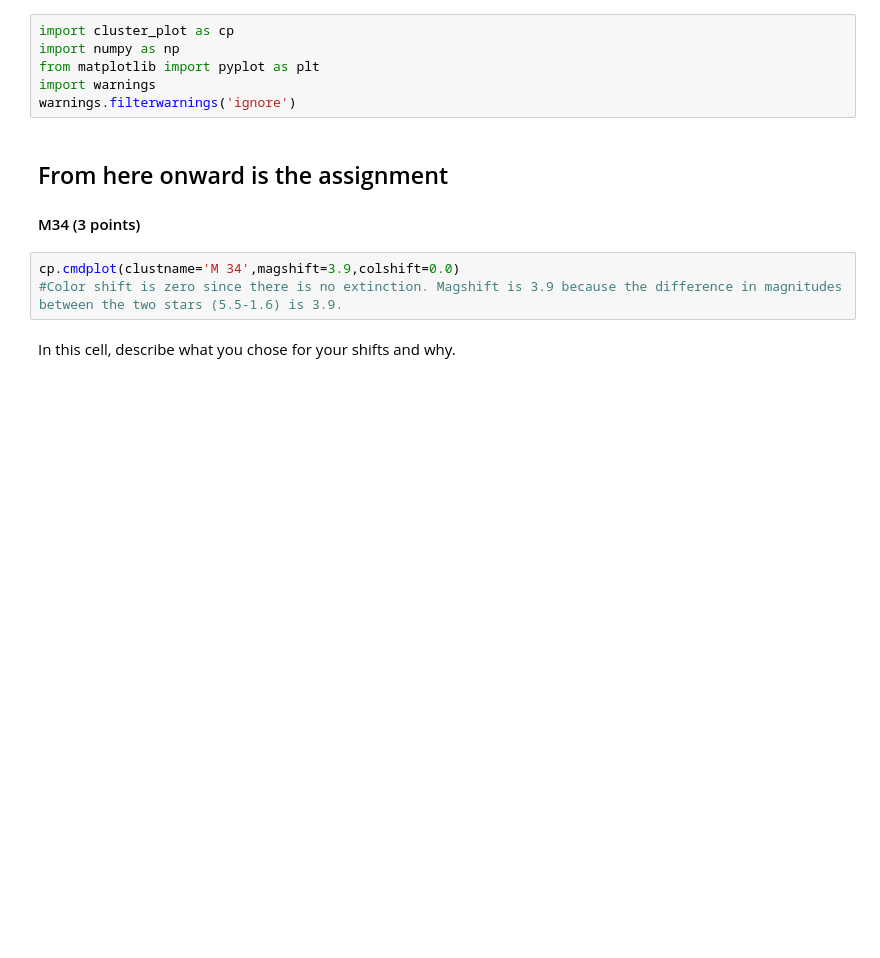
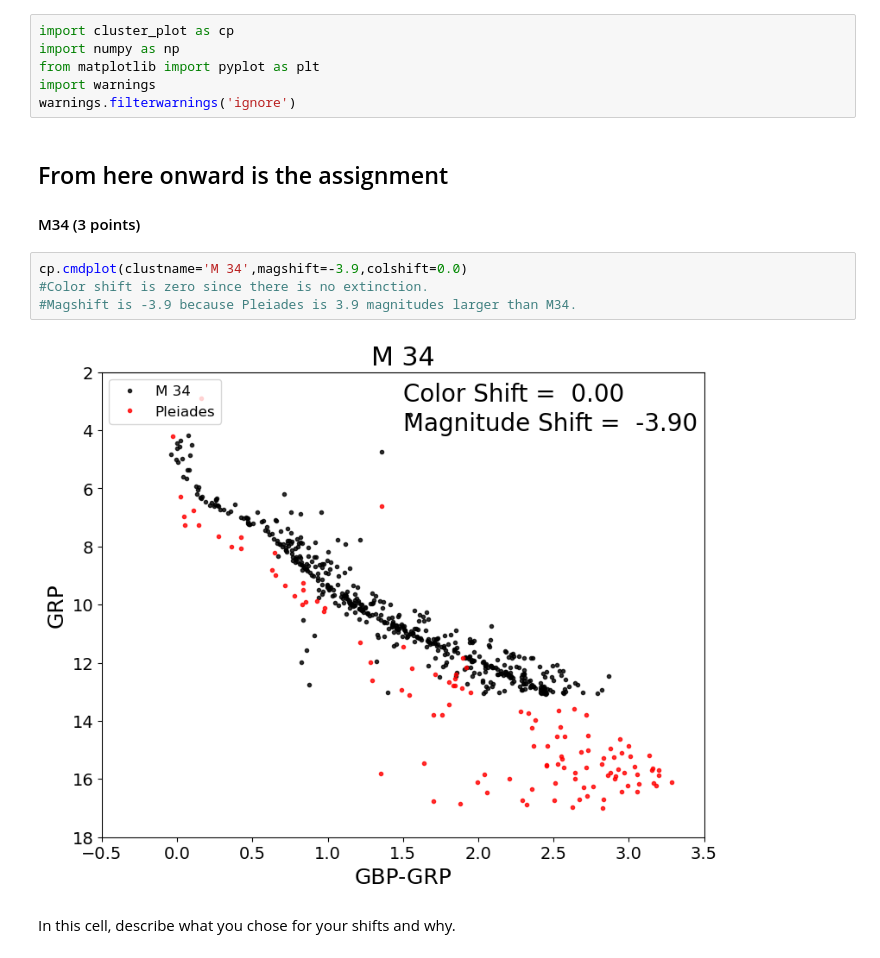
Before and after one commit to EvanBarkus/CMD_distmod_student, a Jupyter notebook: cluster_plot_student.ipynb, the cells around one changed output. Cells and saved outputs as stored; diff of their text form; blank space fills up the shorter version.

Commit message:
Finished adding shifts and distance ratios, worked on dist vs distmod plot but will come back to it.

```diff
--- a/cluster_plot_student.ipynb
+++ b/cluster_plot_student.ipynb
@@ -39,8 +39,11 @@ warnings.filterwarnings('ignore')
 
 #### M34 (3 points)
 # %%
-cp.cmdplot(clustname='M 34',magshift=3.9,colshift=0.0)
-#Color shift is zero since there is no extinction. Magshift is 3.9 because the difference in magnitudes between the two stars (5.5-1.6) is 3.9.
+cp.cmdplot(clustname='M 34',magshift=-3.9,colshift=0.0)
+#Color shift is zero since there is no extinction.
+#Magshift is -3.9 because Pleiades is 3.9 magnitudes larger than M34.
+# %% [output]
+[figure, added]
 # %% [markdown]
 In this cell, describe what you chose for your shifts and why.
 # %% [markdown]
```
Also changed, not shown: parts of 10 cells of this notebook.
